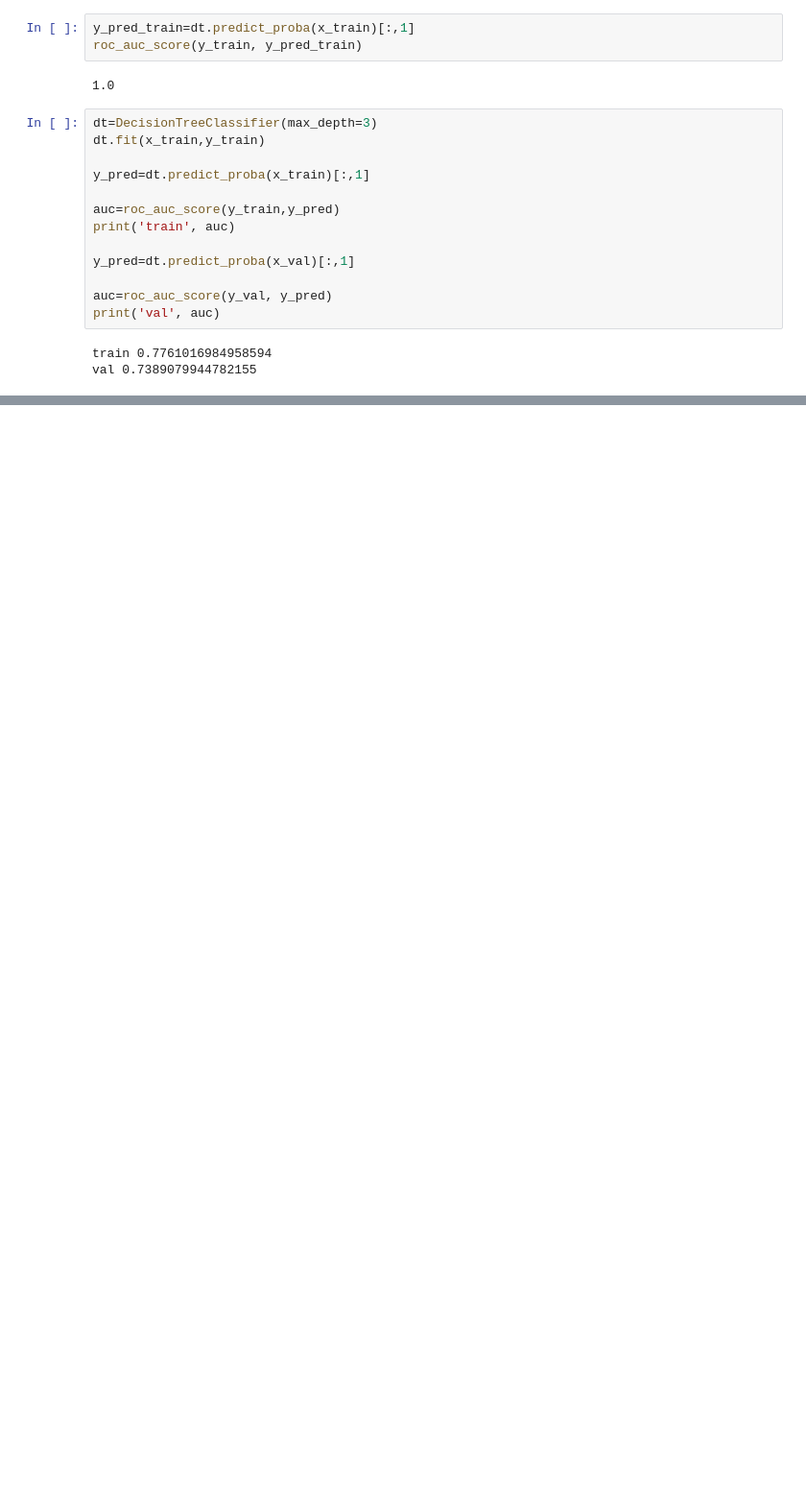
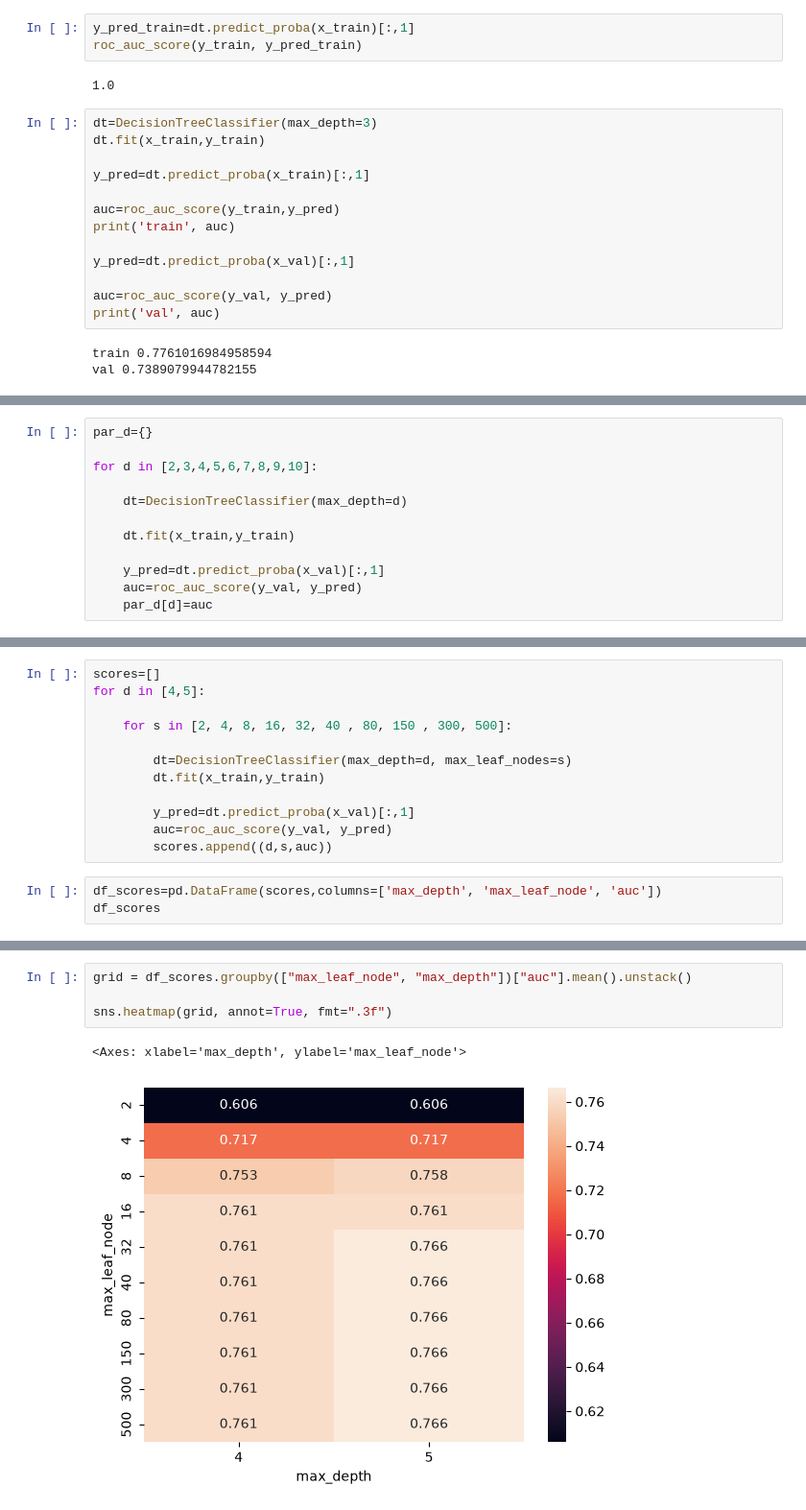
Before and after one commit to Solanki-Raja/ML_zoo_2026, a Jupyter notebook: 06_trees/decision_tree.ipynb, the cells around one changed output, grey strips where cells are left out. Shown at 96% size. Cells and saved outputs as stored; diff of their text form; blank space fills up the shorter version.

```diff
--- a/06_trees/decision_tree.ipynb
+++ b/06_trees/decision_tree.ipynb
@@ -348,0 +351,12 @@ for val in df_example.age.unique():
+# %%
+par_d={}
+
+for d in [2,3,4,5,6,7,8,9,10]:
+
+    dt=DecisionTreeClassifier(max_depth=d)
+
+    dt.fit(x_train,y_train)
+
+    y_pred=dt.predict_proba(x_val)[:,1]
+    auc=roc_auc_score(y_val, y_pred)
+    par_d[d]=auc
@@ -348,0 +375,15 @@ for val in df_example.age.unique():
+# %%
+scores=[]
+for d in [4,5]:
+
+    for s in [2, 4, 8, 16, 32, 40 , 80, 150 , 300, 500]:
+
+        dt=DecisionTreeClassifier(max_depth=d, max_leaf_nodes=s)
+        dt.fit(x_train,y_train)
+
+        y_pred=dt.predict_proba(x_val)[:,1]
+        auc=roc_auc_score(y_val, y_pred)
+        scores.append((d,s,auc))
+# %%
+df_scores=pd.DataFrame(scores,columns=['max_depth', 'max_leaf_node', 'auc'])
+df_scores
@@ -348,0 +428,7 @@ for val in df_example.age.unique():
+# %%
+grid = df_scores.groupby(["max_leaf_node", "max_depth"])["auc"].mean().unstack()
+
+sns.heatmap(grid, annot=True, fmt=".3f")
+# %% [output]
+<Axes: xlabel='max_depth', ylabel='max_leaf_node'>
+[figure, added]
```
Also changed, not shown: parts of 55 cells of this notebook, 4 other files.
